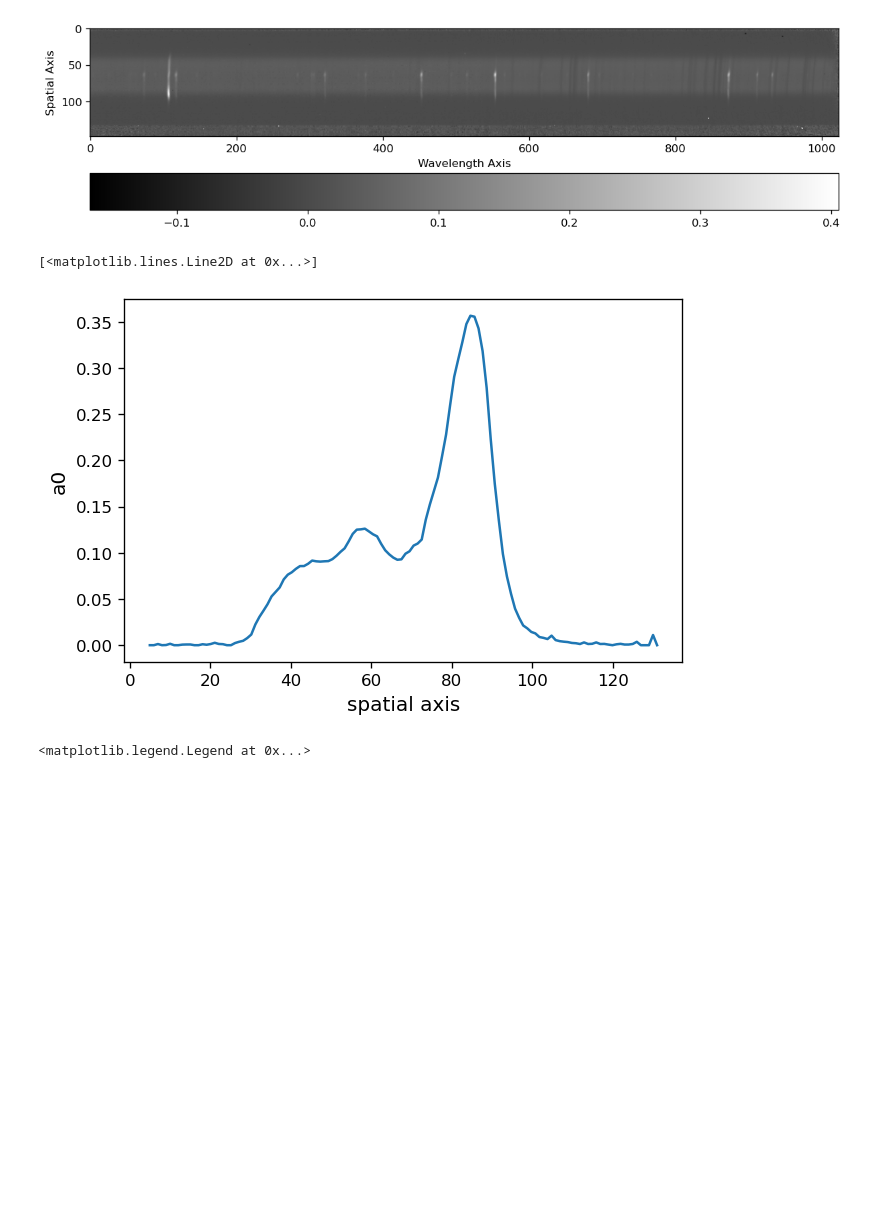
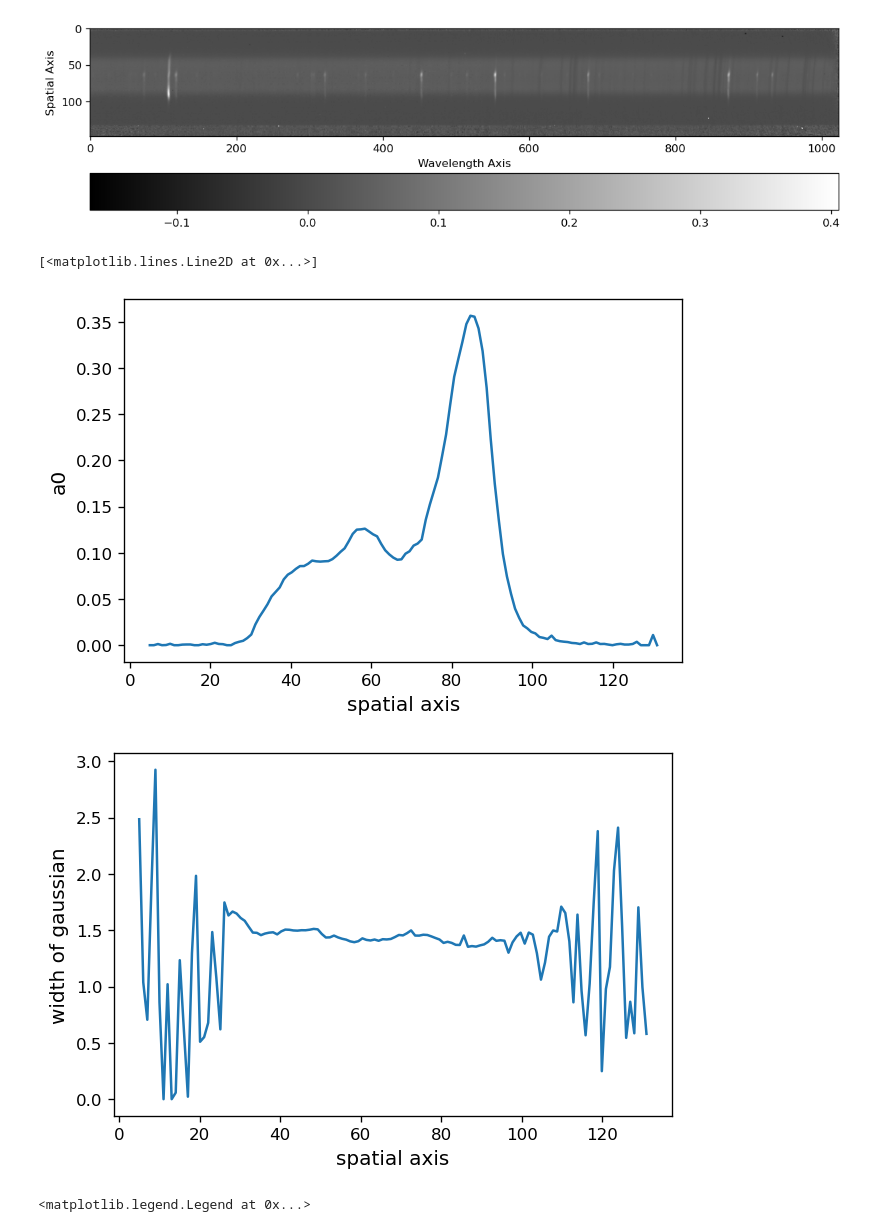
Before and after one commit to ruoyanwangdr/Dynamics-of-Jovian-Infrared-Auroral-Ionosphere-and-Thermosphere, a Jupyter notebook: h3p.ipynb, the cells around one changed output. Cells and saved outputs as stored; diff of their text form; code cells hidden in the pictures; blank space fills up the shorter version.

```diff
--- a/h3p.ipynb
+++ b/h3p.ipynb
@@ -208,38 +208,41 @@ h2_a0_array = np.array(h2_a0)
 h2_a0_array[h2_a0_array<0] = 0
 h2_a0_error_array = np.array(h2_a0_error)
 #h2_a1_array = np.array(h2_a1)
 #h2_a1_array[h2_a1_array<100] = 100
 #h2_a1_error_array = np.array(h2_a1_error)
-#h2_a2_array = np.array(h2_a2)
-#h2_a2_error_array = np.array(h2_a2_error)
+h2_a2_array = np.array(h2_a2)
+h2_a2_array[h2_a2_array>3] = 0
+h2_a2_error_array = np.array(h2_a2_error)
 
 
 # plot computed fitting parameters against pixels
 h2_spatial_axis = np.linspace(lower_h2, lower_h2+len(h2_a0_array), len(h2_a0_array))
 
 plt.figure()
 #plt.title(r'H2, pixel$\approx$' + str(h2_params.get('a1').value))
 plt.xlabel('spatial axis', fontsize=12)
 plt.ylabel('a0', fontsize=12)
 plt.plot(h2_spatial_axis, h2_a0_array)
 #plt.ylim(0,0.5)
 #plt.errorbar(h2_spatial_axis, h2_a0_array, yerr=h2_a0_error_array, ls='-', color='b', ecolor='r')
 
 #plt.figure()
 #plt.title(r'H2, pixel$\approx$' + str(h2_params.get('a1').value))
 #plt.xlabel('spatial axis', fontsize=12)
 #plt.ylabel('pixel position of gaussian peak', fontsize=12)
 #plt.plot(h2_spatial_axis, h2_a1_array)
 #plt.errorbar(h2_spatial_axis, h2_a1_array, yerr=h2_a1_error_array, ls='-', color='b', ecolor='r')
 
-#plt.figure()
+plt.figure()
 #plt.title(r'H2, pixel$\approx$' + str(h2_params.get('a1').value))
-#plt.xlabel('spatial axis', fontsize=12)
-#plt.ylabel('width of gaussian', fontsize=12)
+plt.xlabel('spatial axis', fontsize=12)
+plt.ylabel('width of gaussian', fontsize=12)
+plt.plot(h2_spatial_axis, h2_a2_array)
 #plt.errorbar(h2_spatial_axis, h2_a2_array, yerr=h2_a2_error_array, ls='-', color='b', ecolor='r')
 # %% [output]
 [<matplotlib.lines.Line2D at 0x...>]
 [figure]
+[figure, added]
 # %%
 # create lmfit model with defined gaussian
 h3p_model = Model(gaussian_fit)
```
